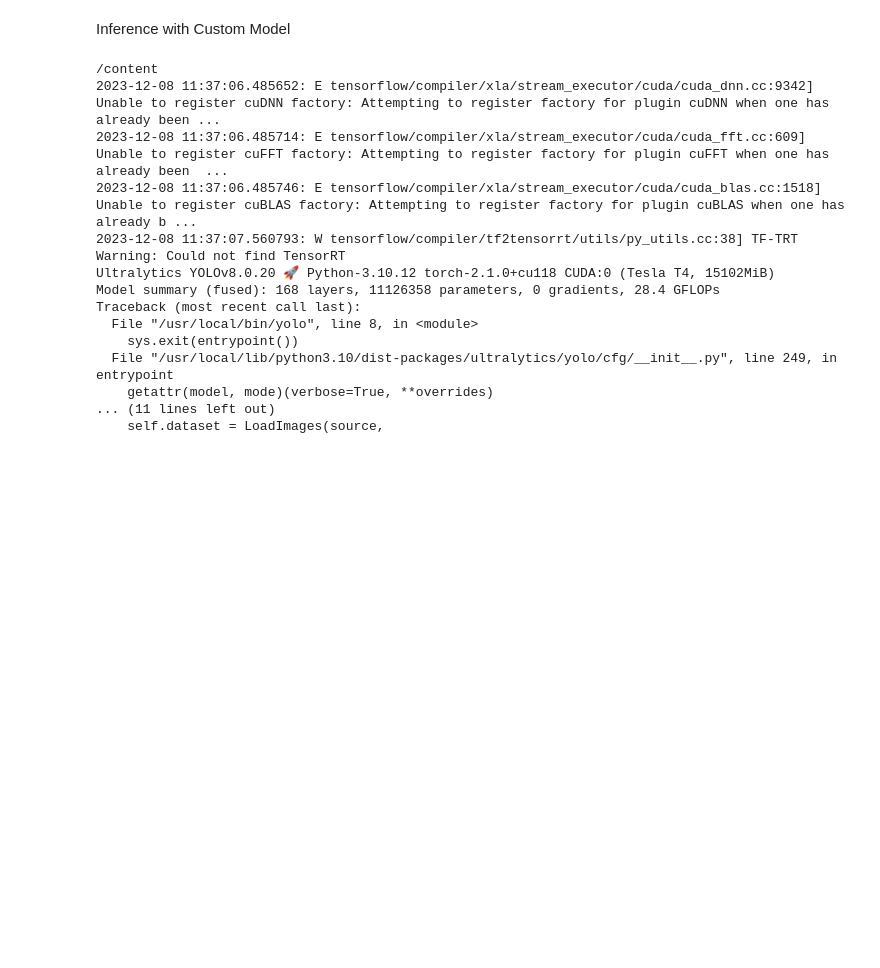
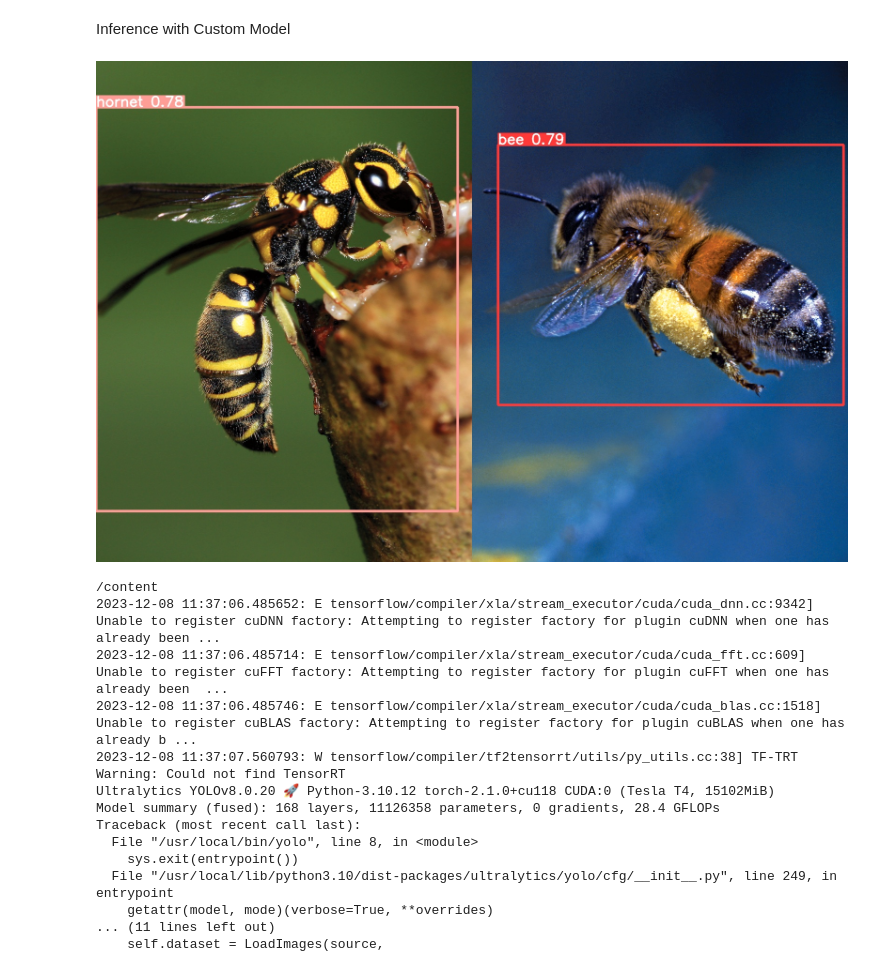
Before and after one commit to emmanuel-akpandara/Team6-AIProject, a Jupyter notebook: yolo_training/Final_Report_2.ipynb, the cells around one changed output. Saved outputs shown, nothing was run; the diff lists cells and outputs as text; code cells hidden in the pictures; blank space fills up the shorter version.

```diff
--- a/yolo_training/Final_Report_2.ipynb
+++ b/yolo_training/Final_Report_2.ipynb
@@ -447,6 +446,10 @@ for image_path in glob.glob(f'{HOME}/runs/detect/predict4/*.jpeg'):
       display(Image(filename=image_path, width=600))
       print("\n")
 #The prediction is shown which correctly identifies the hornet and the bee in the image.
+# %%
+display(Image(filename='../Results/bee_hornet (1).jpeg'))
+# %% [output]
+[figure, added]
 # %%
 %cd {HOME}
 !yolo task=detect mode=predict model={HOME}/runs/detect/train/weights/best.pt conf=0.25 source={HOME}/bee_hornet_video.mp4 save=True
```
Also changed, not shown: parts of 1 cell of this notebook, 4 other files.
